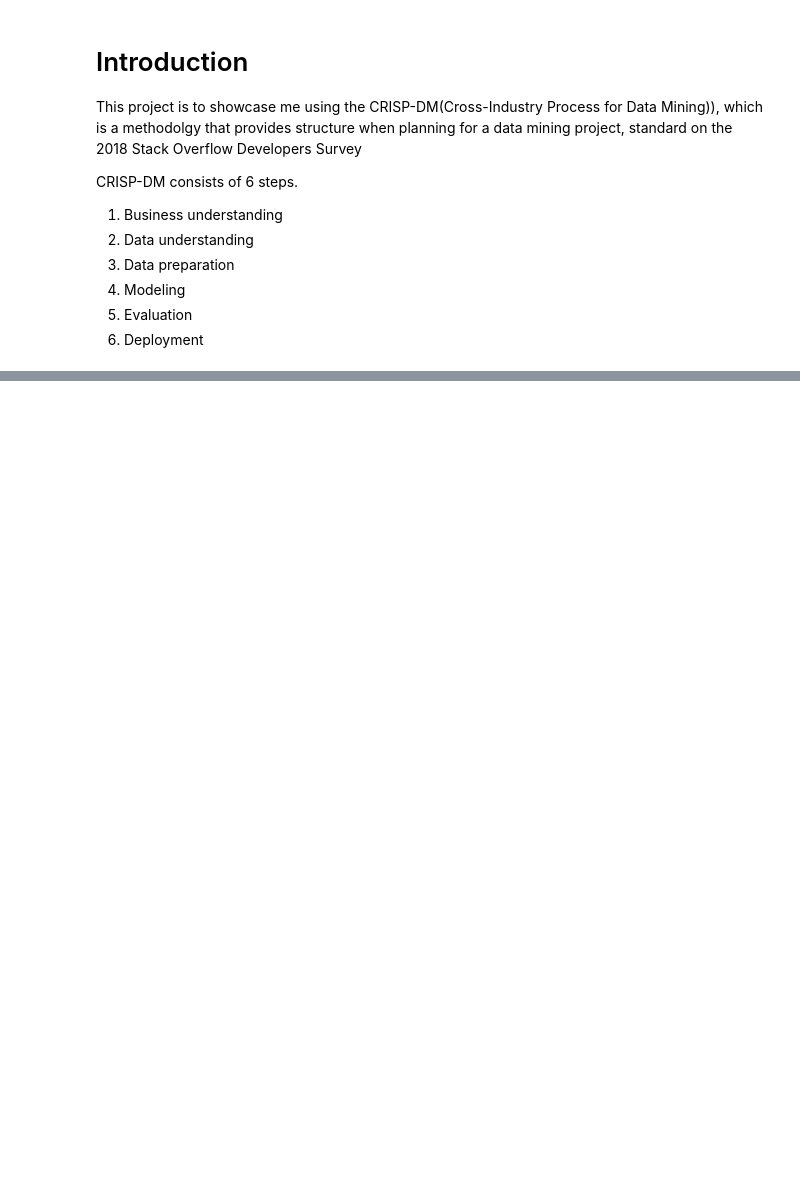
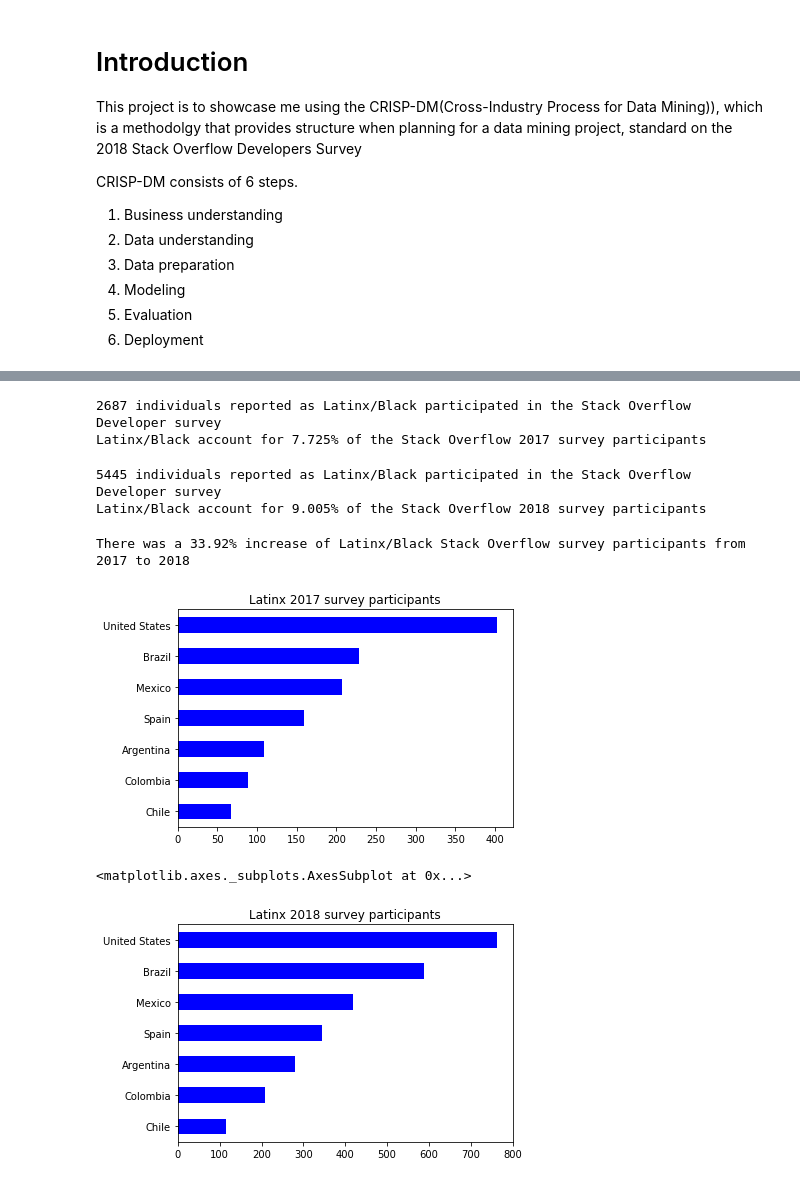
Before and after one commit to darrylbalderas/stack-overflow, a Jupyter notebook: survey-analysis.ipynb, the cells around one changed output, grey strips where cells are left out. Cells and saved outputs as stored; diff of their text form; code cells hidden in the pictures; blank space fills up the shorter version.

```diff
--- a/survey-analysis.ipynb
+++ b/survey-analysis.ipynb
@@ -166,6 +12,0 @@ df['Country'].value_counts()[:6][::-1].plot(kind="barh",
-# %%
-#Black or of African Descent survey participants
-df = survey_data.loc[get_indexes_black(question2),:].reset_index()
-ax = df['Country'].value_counts()[:6][::-1].plot(kind="barh",
-                                                  title="Black or of African Descent survey participants",
-                                                  color="red")
@@ -174,6 +12,0 @@ ax = df['Country'].value_counts()[:6][::-1].plot(kind="barh",
-# %%
-#Both Latinx and Black/African Descent
-df = survey_data.loc[get_indexes_latinx_and_black(question2),:].reset_index()
-df['Country'].value_counts()[:6][::-1].plot(kind="barh",
-                                             title="Latinx and Black or of African Descent survey participants",
-                                             color="orange")
@@ -422,0 +134,40 @@ Name: ProgramHobby, dtype: int64
+# %%
+latinx_black2017 = races_df.index.isin(['Hispanic or Latino/Latina', 'Black or of African descent'])
+total2017 = np.sum(races_df[latinx_black2017].values)
+print("\n{} individuals reported as Latinx/Black participated in the Stack Overflow Developer survey".format(total2017))
+print("Latinx/Black account for {0:.3f}% of the Stack Overflow 2017 survey participants".format((total2017/np.sum(races_df.values)) * 100))
+# %% [output]
+2687 individuals reported as Latinx/Black participated in the Stack Overflow Developer survey
+Latinx/Black account for 7.725% of the Stack Overflow 2017 survey participants
+# %%
+latinx_black2018 = races_df2018.index.isin(['Hispanic or Latino/Latina', 'Black or of African descent'])
+total2018 = np.sum(races_df2018[latinx_black2018].values)
+print("\n{} individuals reported as Latinx/Black participated in the Stack Overflow Developer survey".format(total2018))
+print("Latinx/Black account for {0:.3f}% of the Stack Overflow 2018 survey participants".format((total2018/np.sum(races_df2018.values)) * 100))
+# %% [output]
+5445 individuals reported as Latinx/Black participated in the Stack Overflow Developer survey
+Latinx/Black account for 9.005% of the Stack Overflow 2018 survey participants
+# %%
+total_increase = (abs(total2017 - total2018) / (total2017 + total2018)) * 100
+
+print("There was a {:.2f}% increase of Latinx/Black Stack Overflow survey participants from 2017 to 2018".format(total_increase))
+# %% [output]
+There was a 33.92% increase of Latinx/Black Stack Overflow survey participants from 2017 to 2018
+# %%
+question2_2017 = survey_data2017[column_of_interest2017]
+question2_2018 = survey_data2018[column_of_interest2018]
+# %%
+#Latinx survey participants
+df = survey_data2017.loc[get_indexes_latinx(question2_2017, "Race"),:].reset_index()
+df['Country'].value_counts()[:7][::-1].plot(kind="barh",
+                                             title="Latinx 2017 survey participants",
+                                             color="blue")
+plt.show()
+df = survey_data2018.loc[get_indexes_latinx(question2_2018, "RaceEthnicity"),:].reset_index()
+df['Country'].value_counts()[:7][::-1].plot(kind="barh",
+                                             title="Latinx 2018 survey participants",
+                                             color="blue")
+# %% [output]
+[figure, added]
+<matplotlib.axes._subplots.AxesSubplot at 0x...>
+[figure, added]
```
Also changed, not shown: parts of 55 cells of this notebook, 2 other files.
